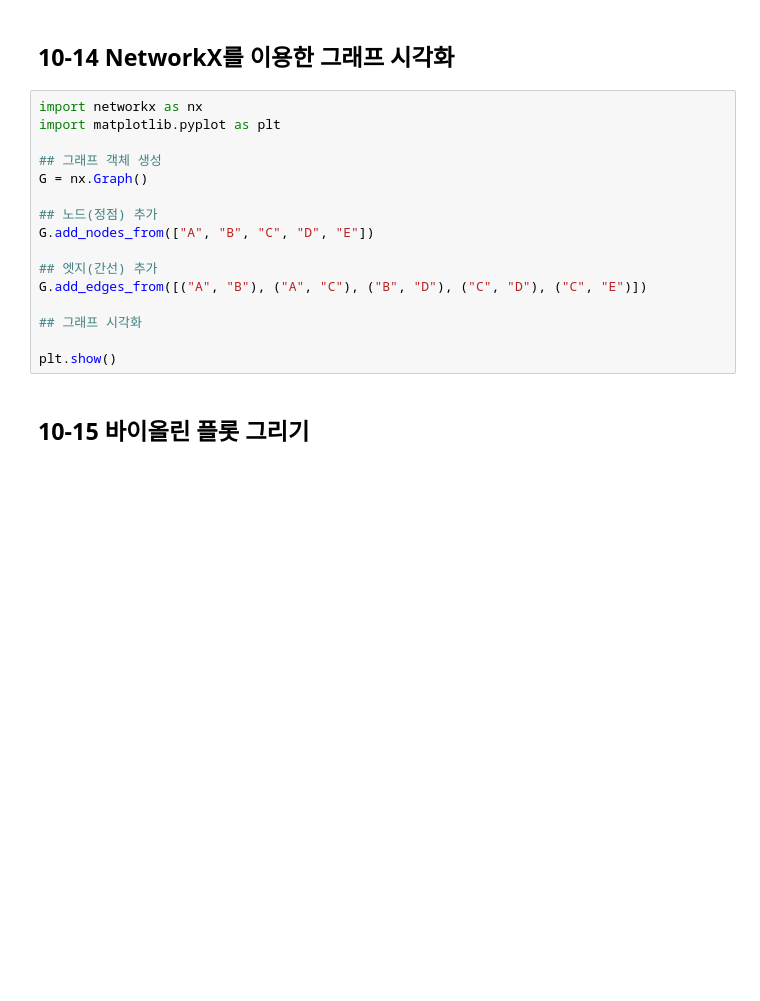
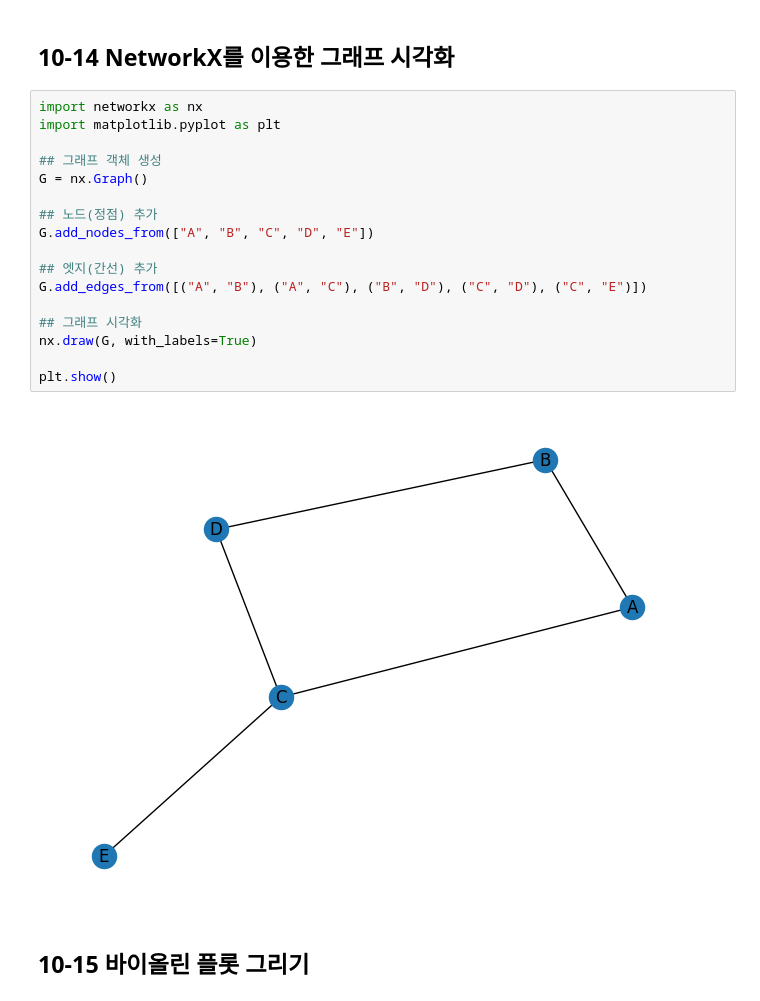
Before and after one commit to robinyoon-dev/Data-Analysis-with-Open-Source, a Jupyter notebook: 오픈소스_데이터_분석_10강.ipynb, the cells around one changed output. Cells and saved outputs as stored; diff of their text form; blank space fills up the shorter version.

```diff
--- a/오픈소스_데이터_분석_10강.ipynb
+++ b/오픈소스_데이터_분석_10강.ipynb
@@ -315,19 +330,22 @@ map
 # %%
 import networkx as nx
 import matplotlib.pyplot as plt
 
 ## 그래프 객체 생성
 G = nx.Graph()
 
 ## 노드(정점) 추가
 G.add_nodes_from(["A", "B", "C", "D", "E"])
 
 ## 엣지(간선) 추가
 G.add_edges_from([("A", "B"), ("A", "C"), ("B", "D"), ("C", "D"), ("C", "E")])
 
 ## 그래프 시각화
+nx.draw(G, with_labels=True)
 
 plt.show()
+# %% [output]
+[figure, added]
 # %% [markdown]
 ## 10-15 바이올린 플롯 그리기
 # %%
```
Also changed, not shown: parts of 7 cells of this notebook.
